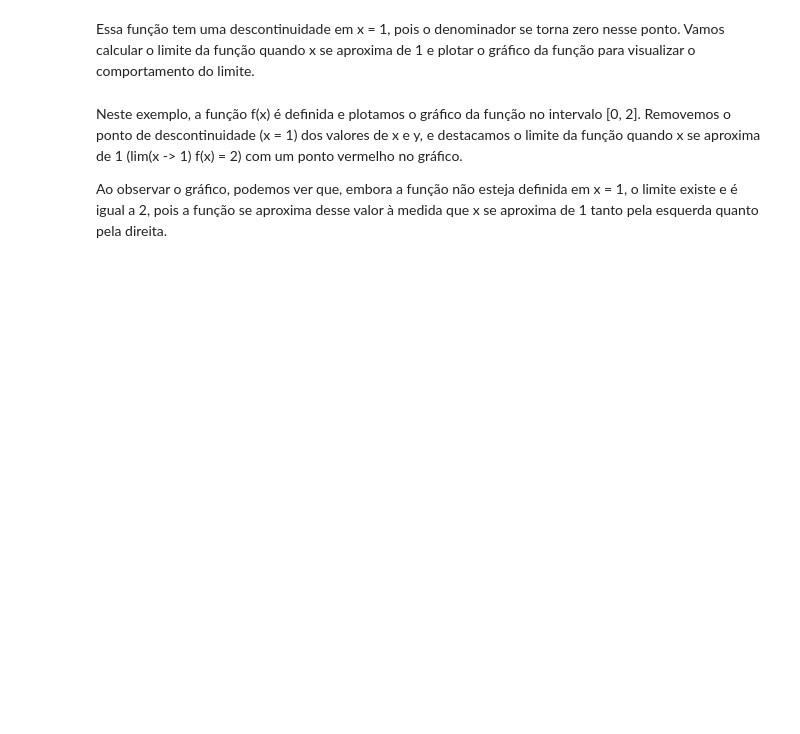
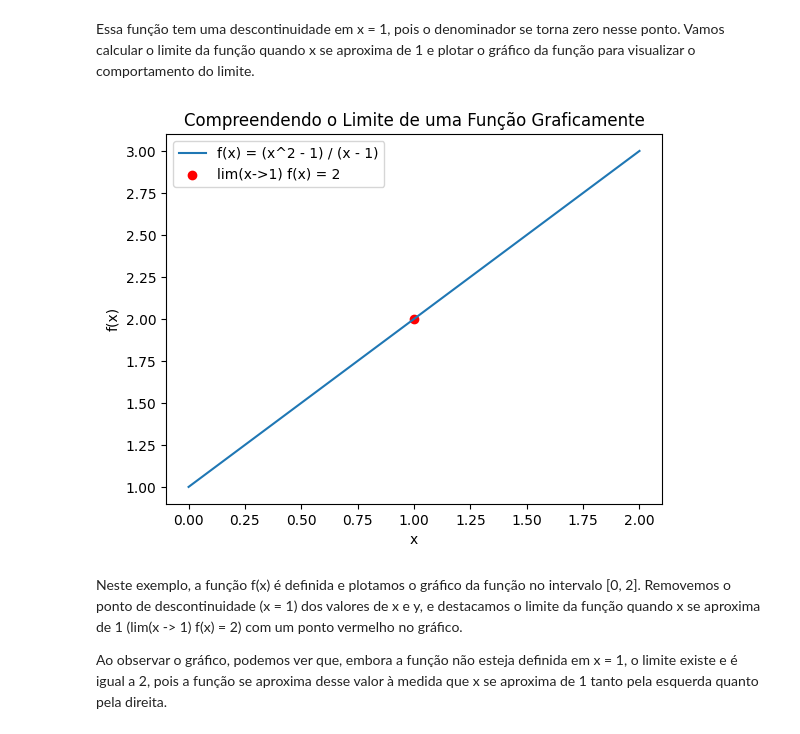
Before and after one commit to Nepo1983/Data_Science_Academy, a Jupyter notebook: Formacao_Analise_Estatistica/Matematica_Para_DS/CAP10/EstudoCaso6.ipynb, the cells around one changed output. Drawn from its saved outputs; the diff is of its cells as text; code cells hidden in the pictures; blank space fills up the shorter version.

```diff
--- a/Formacao_Analise_Estatistica/Matematica_Para_DS/CAP10/EstudoCaso6.ipynb
+++ b/Formacao_Analise_Estatistica/Matematica_Para_DS/CAP10/EstudoCaso6.ipynb
@@ -94,3 +107,32 @@ Essa função tem uma descontinuidade em x = 1, pois o denominador se torna zero
+# %%
+# Imports
+import numpy as np
+import matplotlib.pyplot as plt
+
+# Função de exemplo
+def f(x):
+    return (x**2 - 1) / (x - 1)
+
+# Dados fictícios
+x_values = np.linspace(0, 2, 1000)
+y_values = f(x_values)
+
+# Removemos o ponto de descontinuidade x = 1
+x_values = np.delete(x_values, np.where(x_values == 1))
+y_values = np.delete(y_values, np.where(x_values == 1))
+
+plt.plot(x_values, y_values, label="f(x) = (x^2 - 1) / (x - 1)")
+plt.xlabel("x")
+plt.ylabel("f(x)")
+
+# Destacamos o ponto onde x se aproxima de 1
+plt.scatter([1], [2], color="red", label="lim(x->1) f(x) = 2")
+plt.legend()
+
+plt.title("Compreendendo o Limite de uma Função Graficamente")
+plt.show()
+# %% [output]
+[figure, added]
 # %% [markdown]
 Neste exemplo, a função f(x) é definida e plotamos o gráfico da função no intervalo [0, 2]. Removemos o ponto de descontinuidade (x = 1) dos valores de x e y, e destacamos o limite da função quando x se aproxima de 1 (lim(x -> 1) f(x) = 2) com um ponto vermelho no gráfico.
 
```
Also changed, not shown: parts of 13 cells of this notebook, 8 other files.
